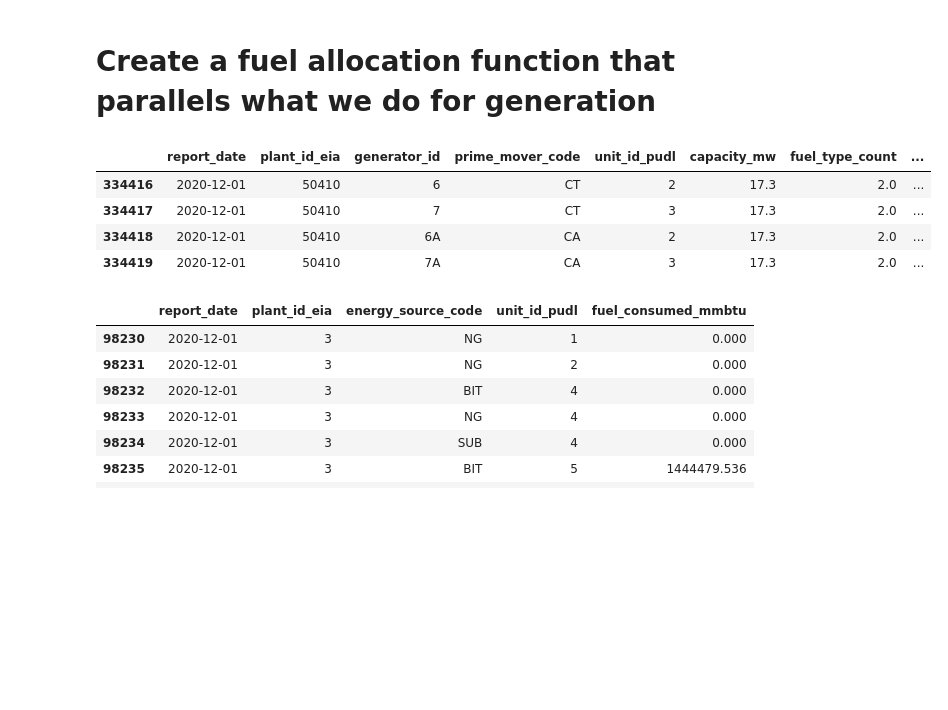
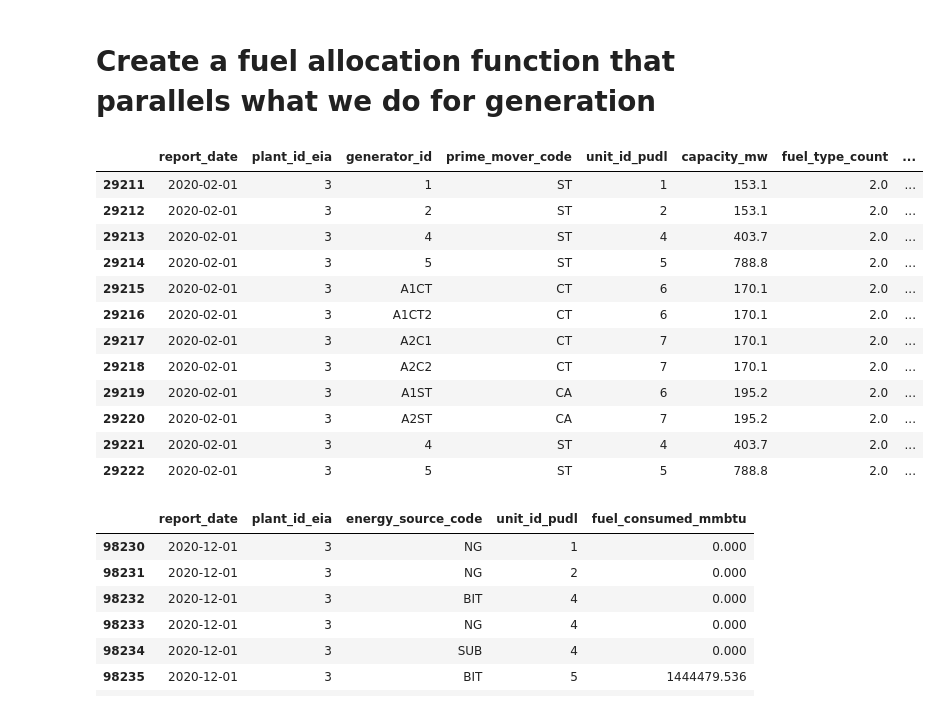
Before and after one commit to singularity-energy/open-grid-emissions, a Jupyter notebook: notebooks/test_distribute_923.ipynb, the cells around one changed output. Drawn from its saved outputs; the diff is of its cells as text; code cells hidden in the pictures; blank space fills up the shorter version.

Commit message:
integrate pudl gen fuel allocation

```diff
--- a/notebooks/test_distribute_923.ipynb
+++ b/notebooks/test_distribute_923.ipynb
@@ -744,13 +1066,21 @@ fuel_alloc = (
     .dropna(how="all")
 )
 # %%
-fuel_alloc[(fuel_alloc['plant_id_eia'] == 50410) & (fuel_alloc['report_date'] == "2020-12-01")]
+fuel_alloc[(fuel_alloc['plant_id_eia'] == 3) & (fuel_alloc['report_date'] == "2020-02-01")]
 # %% [output]
 |  | report_date | plant_id_eia | generator_id | prime_mover_code | unit_id_pudl | capacity_mw | fuel_type_count | ... |
-| 334416 | 2020-12-01 | 50410 | 6 | CT | 2 | 17.3 | 2.0 | ... |
-| 334417 | 2020-12-01 | 50410 | 7 | CT | 3 | 17.3 | 2.0 | ... |
-| 334418 | 2020-12-01 | 50410 | 6A | CA | 2 | 17.3 | 2.0 | ... |
-| 334419 | 2020-12-01 | 50410 | 7A | CA | 3 | 17.3 | 2.0 | ... |
+| 29211 | 2020-02-01 | 3 | 1 | ST | 1 | 153.1 | 2.0 | ... |
+| 29212 | 2020-02-01 | 3 | 2 | ST | 2 | 153.1 | 2.0 | ... |
+| 29213 | 2020-02-01 | 3 | 4 | ST | 4 | 403.7 | 2.0 | ... |
+| 29214 | 2020-02-01 | 3 | 5 | ST | 5 | 788.8 | 2.0 | ... |
+| 29215 | 2020-02-01 | 3 | A1CT | CT | 6 | 170.1 | 2.0 | ... |
+| 29216 | 2020-02-01 | 3 | A1CT2 | CT | 6 | 170.1 | 2.0 | ... |
+| 29217 | 2020-02-01 | 3 | A2C1 | CT | 7 | 170.1 | 2.0 | ... |
+| 29218 | 2020-02-01 | 3 | A2C2 | CT | 7 | 170.1 | 2.0 | ... |
+| 29219 | 2020-02-01 | 3 | A1ST | CA | 6 | 195.2 | 2.0 | ... |
+| 29220 | 2020-02-01 | 3 | A2ST | CA | 7 | 195.2 | 2.0 | ... |
+| 29221 | 2020-02-01 | 3 | 4 | ST | 4 | 403.7 | 2.0 | ... |
+| 29222 | 2020-02-01 | 3 | 5 | ST | 5 | 788.8 | 2.0 | ... |
 # %%
 bf[(bf['plant_id_eia'] == 3) & (bf['report_date'] == "2020-12-01")]
 # %% [output]
```
Also changed, not shown: parts of 20 cells of this notebook, 6 other files.
